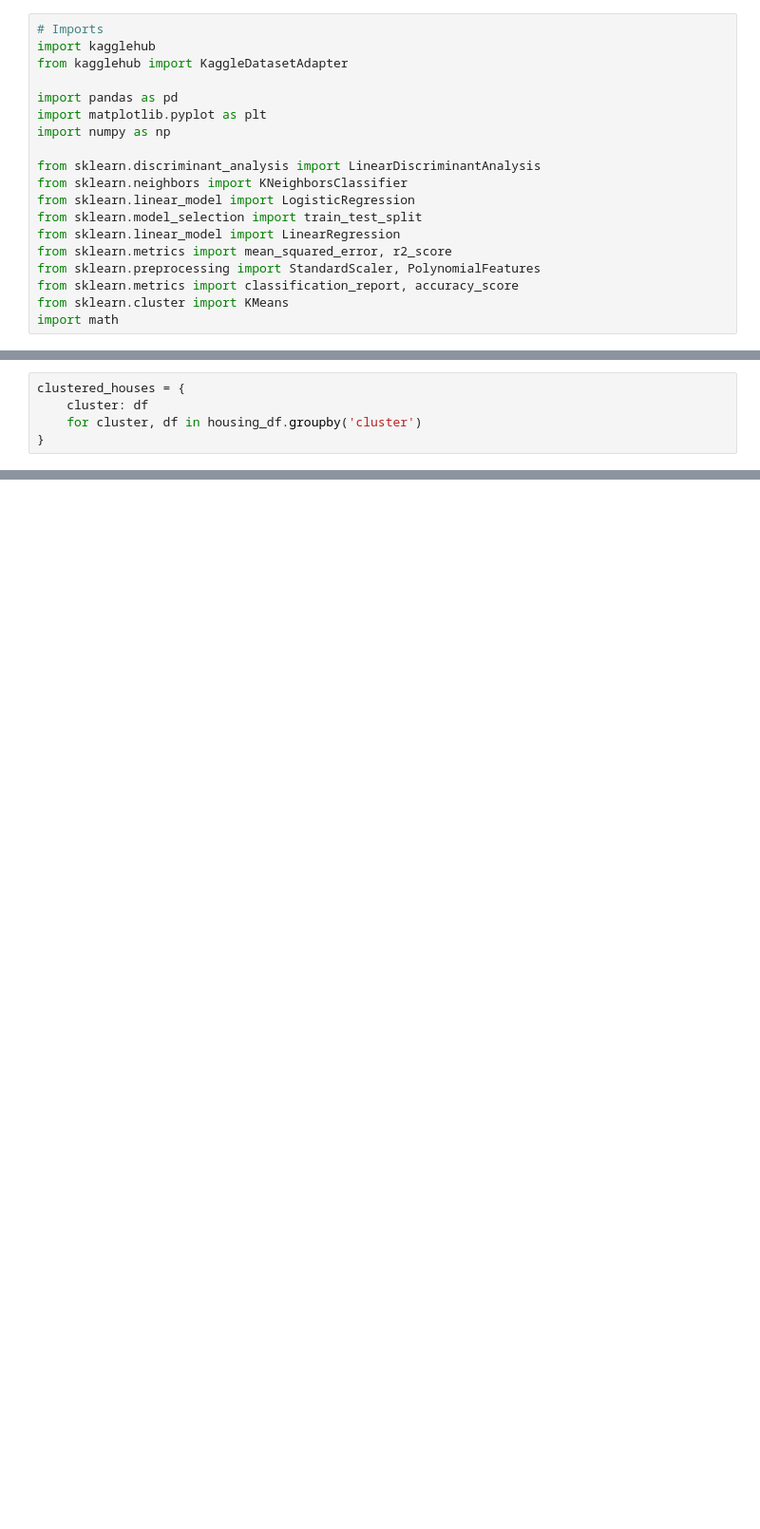
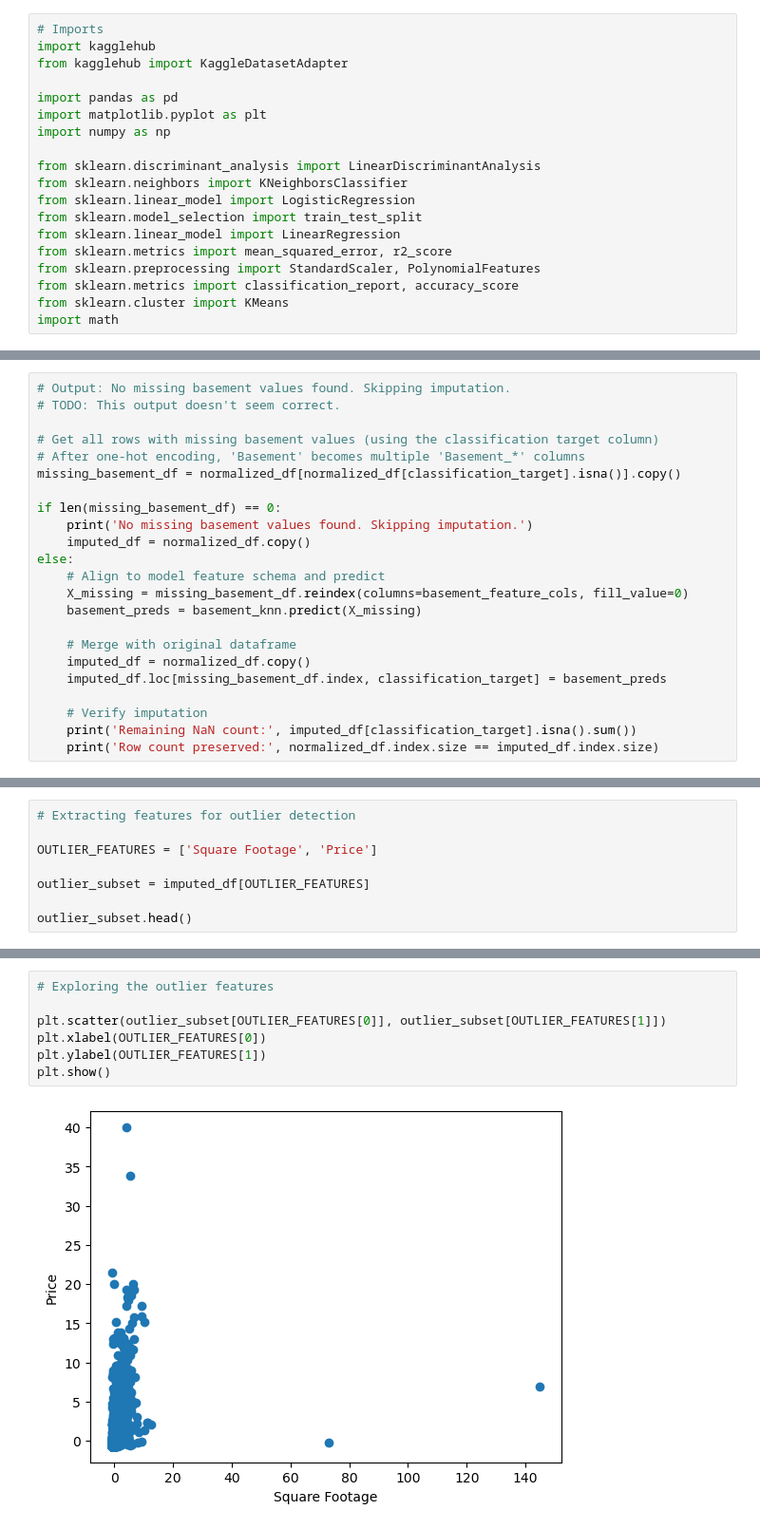
Before and after one commit to mrishab/COMP381_FinalProject, a Jupyter notebook: RealEstateDeals.ipynb, the cells around one changed output, grey strips where cells are left out. Shown at 95% size. Drawn from its saved outputs; the diff is of its cells as text; blank space fills up the shorter version.

```diff
--- a/RealEstateDeals.ipynb
+++ b/RealEstateDeals.ipynb
@@ -356,5 +38,0 @@ housing_df.head()
-# %%
-clustered_houses = {
-    cluster: df
-    for cluster, df in housing_df.groupby('cluster')
-}
@@ -707,0 +324,23 @@ top_deals_df[['Cluster_ID', 'Price', 'Predicted_Price', 'Discount_Value']]
+# %%
+# Output: No missing basement values found. Skipping imputation.
+# TODO: This output doesn't seem correct.
+
+# Get all rows with missing basement values (using the classification target column)
+# After one-hot encoding, 'Basement' becomes multiple 'Basement_*' columns
+missing_basement_df = normalized_df[normalized_df[classification_target].isna()].copy()
+
+if len(missing_basement_df) == 0:
+    print('No missing basement values found. Skipping imputation.')
+    imputed_df = normalized_df.copy()
+else:
+    # Align to model feature schema and predict
+    X_missing = missing_basement_df.reindex(columns=basement_feature_cols, fill_value=0)
+    basement_preds = basement_knn.predict(X_missing)
+
+    # Merge with original dataframe
+    imputed_df = normalized_df.copy()
+    imputed_df.loc[missing_basement_df.index, classification_target] = basement_preds
+
+    # Verify imputation
+    print('Remaining NaN count:', imputed_df[classification_target].isna().sum())
+    print('Row count preserved:', normalized_df.index.size == imputed_df.index.size)
@@ -707,0 +353,8 @@ top_deals_df[['Cluster_ID', 'Price', 'Predicted_Price', 'Discount_Value']]
+# %%
+# Extracting features for outlier detection
+
+OUTLIER_FEATURES = ['Square Footage', 'Price']
+
+outlier_subset = imputed_df[OUTLIER_FEATURES]
+
+outlier_subset.head()
@@ -707,0 +380,9 @@ top_deals_df[['Cluster_ID', 'Price', 'Predicted_Price', 'Discount_Value']]
+# %%
+# Exploring the outlier features
+
+plt.scatter(outlier_subset[OUTLIER_FEATURES[0]], outlier_subset[OUTLIER_FEATURES[1]])
+plt.xlabel(OUTLIER_FEATURES[0])
+plt.ylabel(OUTLIER_FEATURES[1])
+plt.show()
+# %% [output]
+[figure, added]
```
Also changed, not shown: parts of 79 cells of this notebook, 1 other file.
